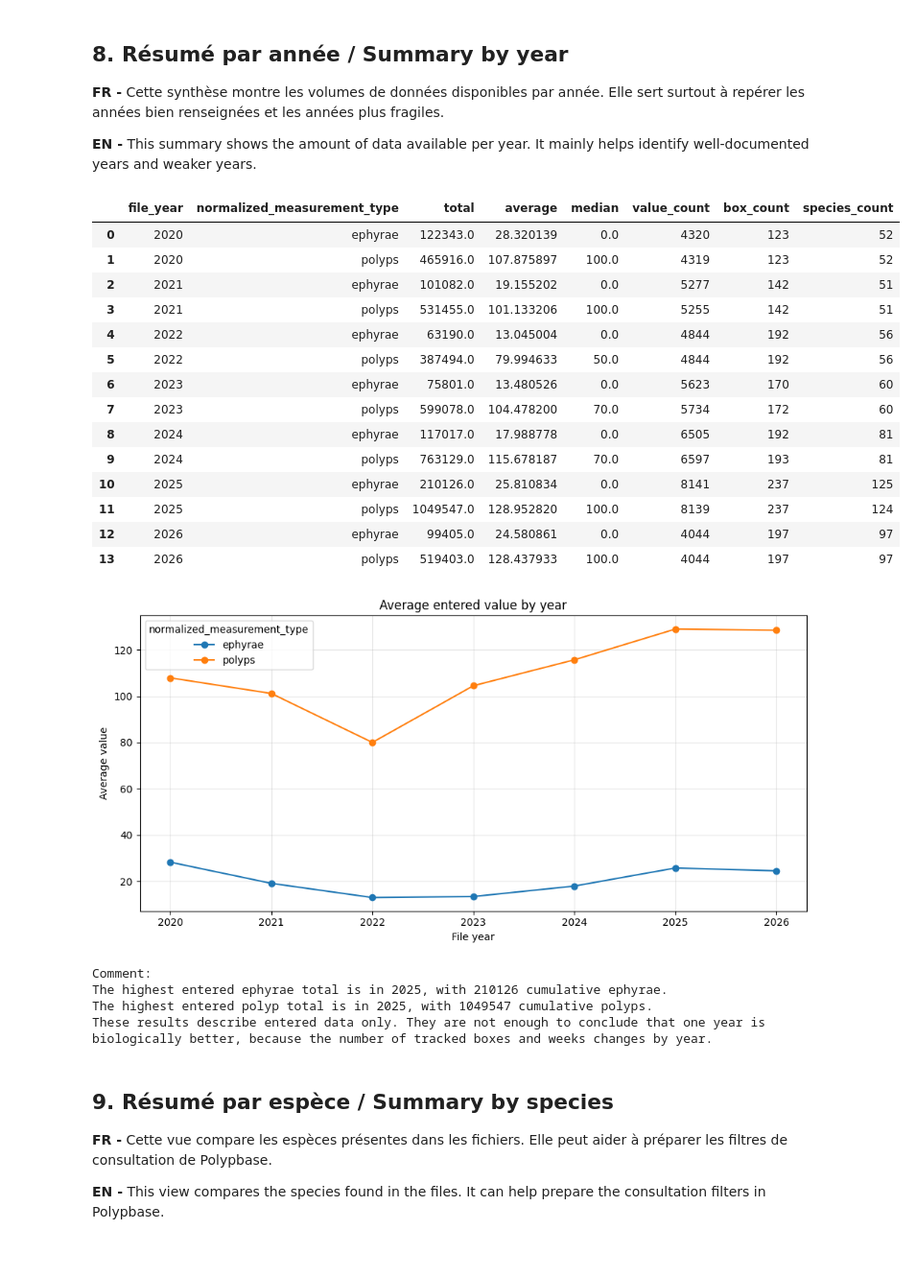
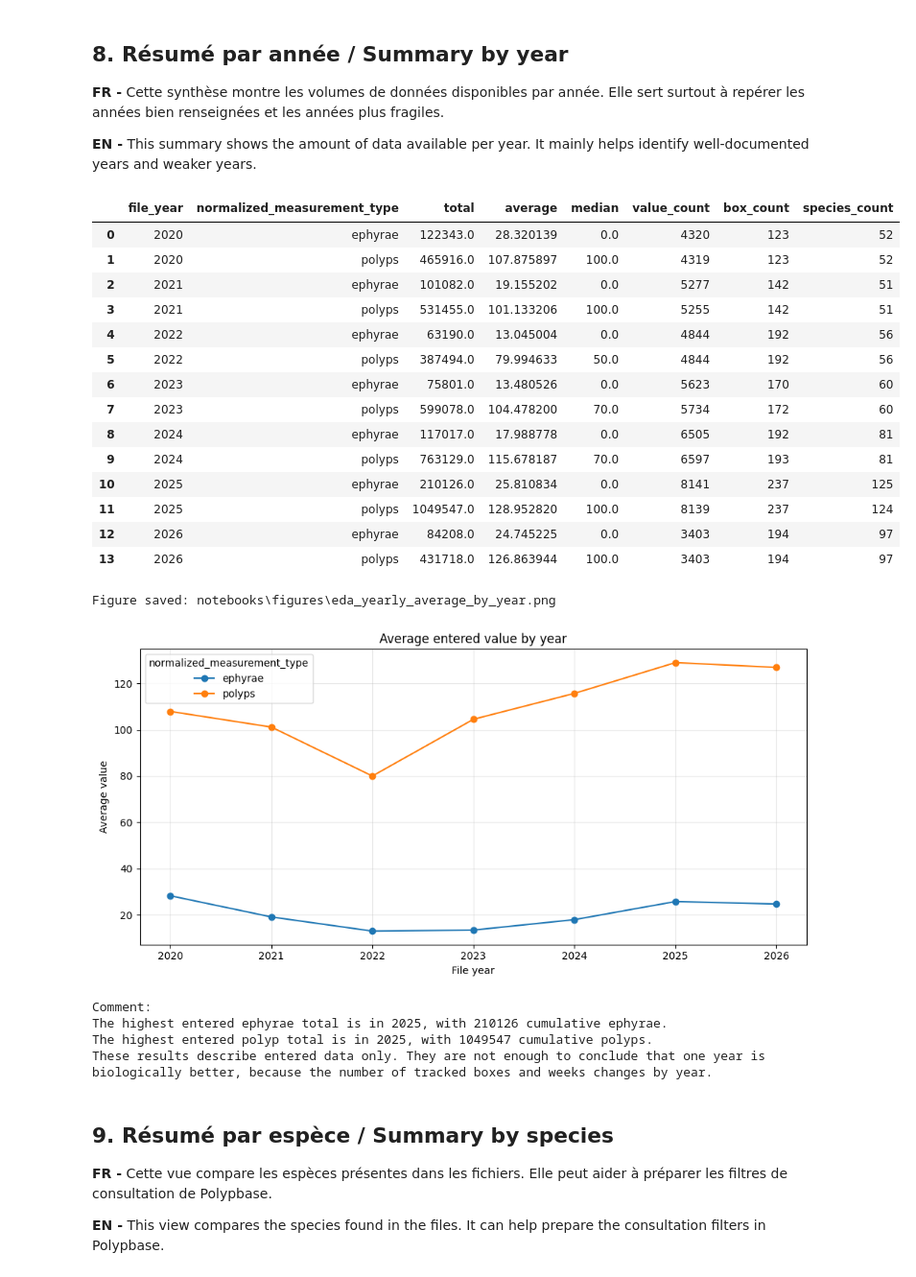
Before and after one commit to Anthony2210/POLYPBASE, a Jupyter notebook: notebooks/excel_eda.ipynb, the cells around one changed output. Shown at 96% size. Cells and saved outputs as stored; diff of their text form; code cells hidden in the pictures.

```diff
--- a/notebooks/excel_eda.ipynb
+++ b/notebooks/excel_eda.ipynb
@@ -211,7 +253,8 @@ def clean_tracking_sheet(file: Path, sheet_name: str):
 
     # Keep only rows that match the biological measurements tracked in the files.
     data = data[data["measurement_type"].notna()]
-    data = data[data["measurement_type"].str.contains(TRACKED_MEASUREMENT_PATTERN, case=False, na=False)]
+    data["measurement_type_search"] = data["measurement_type"].map(remove_accents).str.lower()
+    data = data[data["measurement_type_search"].str.contains(TRACKED_MEASUREMENT_PATTERN, case=False, na=False)]
 
     # Columns starting at column E correspond to weeks.
     value_columns = [column for column in data.columns if isinstance(column, int) and column >= 4]
@@ -241,8 +284,9 @@ def clean_tracking_sheet(file: Path, sheet_name: str):
     long_df["temperature"] = pd.to_numeric(long_df["temperature"], errors="coerce")
     long_df["value"] = pd.to_numeric(long_df["value"], errors="coerce")
 
+    long_df["measurement_type_search"] = long_df["measurement_type"].map(remove_accents).str.lower()
     long_df["normalized_measurement_type"] = np.where(
-        long_df["measurement_type"].str.contains(EPHYRAE_PATTERN, case=False, na=False),
+        long_df["measurement_type_search"].str.contains(EPHYRAE_PATTERN, case=False, na=False),
         "ephyrae",
         "polyps"
     )
@@ -476,40 +520,42 @@ if not entered_values_df.empty:
     ax.set_xlabel("File year")
     ax.set_ylabel("Average value")
     ax.grid(True, alpha=0.3)
     plt.tight_layout()
+    save_figure(ax.get_figure(), "eda_yearly_average_by_year.png")
     plt.show()
 
     print("Comment:")
     max_ephyrae_year = yearly_summary[yearly_summary["normalized_measurement_type"] == "ephyrae"].sort_values("total", ascending=False).head(1)
     max_polyps_year = yearly_summary[yearly_summary["normalized_measurement_type"] == "polyps"].sort_values("total", ascending=False).head(1)
     if not max_ephyrae_year.empty:
         print(f"The highest entered ephyrae total is in {int(max_ephyrae_year.iloc[0]['file_year'])}, with {max_ephyrae_year.iloc[0]['total']:.0f} cumulative ephyrae.")
     if not max_polyps_year.empty:
         print(f"The highest entered polyp total is in {int(max_polyps_year.iloc[0]['file_year'])}, with {max_polyps_year.iloc[0]['total']:.0f} cumulative polyps.")
     print("These results describe entered data only. They are not enough to conclude that one year is biologically better, because the number of tracked boxes and weeks changes by year.")
 else:
     print("No numeric values available for the yearly summary.")
 # %% [output]
 |  | file_year | normalized_measurement_type | total | average | median | value_count | box_count | species_count |
 | 0 | 2020 | ephyrae | 122343.0 | 28.320139 | 0.0 | 4320 | 123 | 52 |
 | 1 | 2020 | polyps | 465916.0 | 107.875897 | 100.0 | 4319 | 123 | 52 |
 | 2 | 2021 | ephyrae | 101082.0 | 19.155202 | 0.0 | 5277 | 142 | 51 |
 | 3 | 2021 | polyps | 531455.0 | 101.133206 | 100.0 | 5255 | 142 | 51 |
 | 4 | 2022 | ephyrae | 63190.0 | 13.045004 | 0.0 | 4844 | 192 | 56 |
 | 5 | 2022 | polyps | 387494.0 | 79.994633 | 50.0 | 4844 | 192 | 56 |
 | 6 | 2023 | ephyrae | 75801.0 | 13.480526 | 0.0 | 5623 | 170 | 60 |
 | 7 | 2023 | polyps | 599078.0 | 104.478200 | 70.0 | 5734 | 172 | 60 |
 | 8 | 2024 | ephyrae | 117017.0 | 17.988778 | 0.0 | 6505 | 192 | 81 |
 | 9 | 2024 | polyps | 763129.0 | 115.678187 | 70.0 | 6597 | 193 | 81 |
 | 10 | 2025 | ephyrae | 210126.0 | 25.810834 | 0.0 | 8141 | 237 | 125 |
 | 11 | 2025 | polyps | 1049547.0 | 128.952820 | 100.0 | 8139 | 237 | 124 |
-| 12 | 2026 | ephyrae | 99405.0 | 24.580861 | 0.0 | 4044 | 197 | 97 |
-| 13 | 2026 | polyps | 519403.0 | 128.437933 | 100.0 | 4044 | 197 | 97 |
+| 12 | 2026 | ephyrae | 84208.0 | 24.745225 | 0.0 | 3403 | 194 | 97 |
+| 13 | 2026 | polyps | 431718.0 | 126.863944 | 100.0 | 3403 | 194 | 97 |
+Figure saved: notebooks\figures\eda_yearly_average_by_year.png
 [figure]
-Comment:
-The highest entered ephyrae total is in 2025, with 210126 cumulative ephyrae.
-The highest entered polyp total is in 2025, with 1049547 cumulative polyps.
-These results describe entered data only. They are not enough to conclude that one year is biologically better, because the number of tracked boxes and weeks changes by year.
+Comment:
+The highest entered ephyrae total is in 2025, with 210126 cumulative ephyrae.
+The highest entered polyp total is in 2025, with 1049547 cumulative polyps.
+These results describe entered data only. They are not enough to conclude that one year is biologically better, because the number of tracked boxes and weeks changes by year.
 # %% [markdown]
 ## 9. Résumé par espèce / Summary by species
 
```
Also changed, not shown: parts of 9 cells of this notebook, 19 other files.
